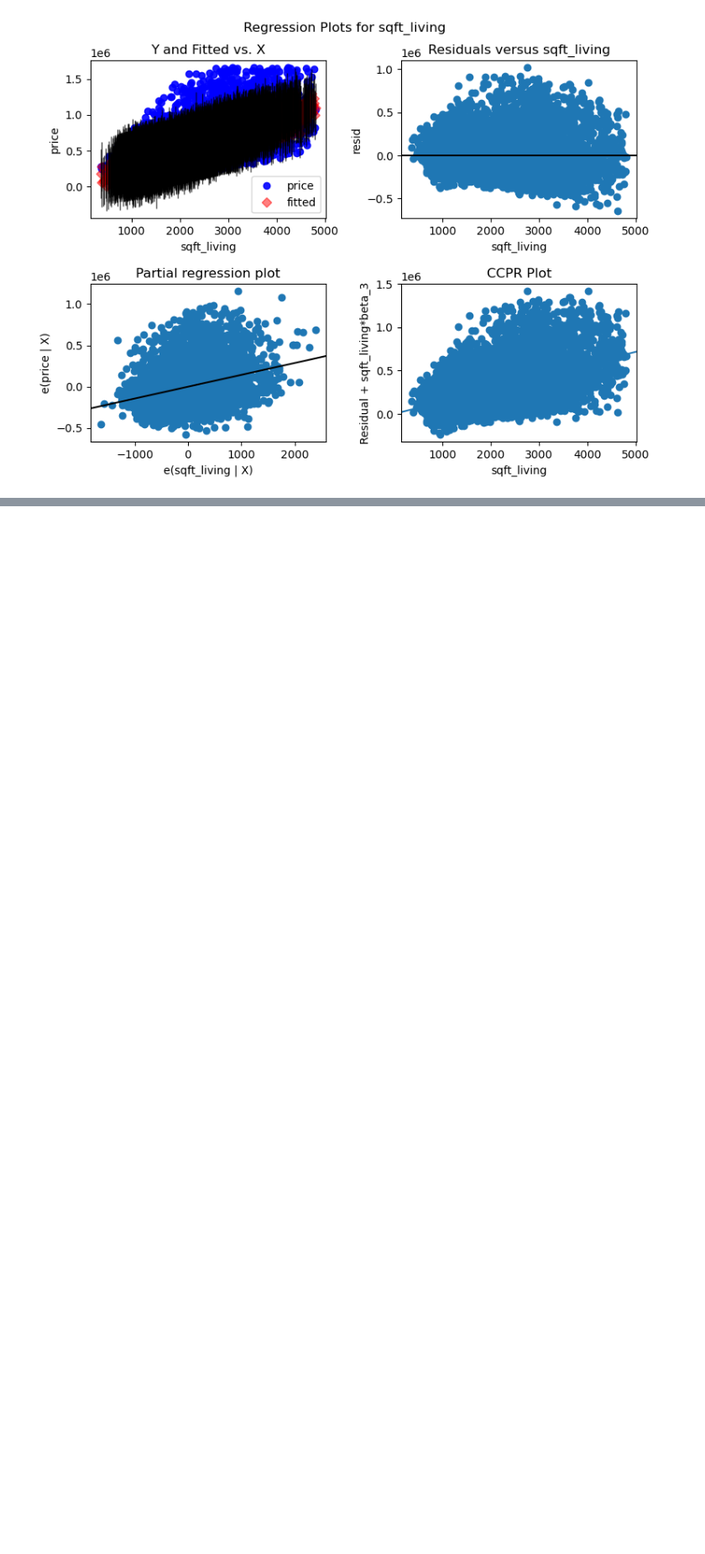
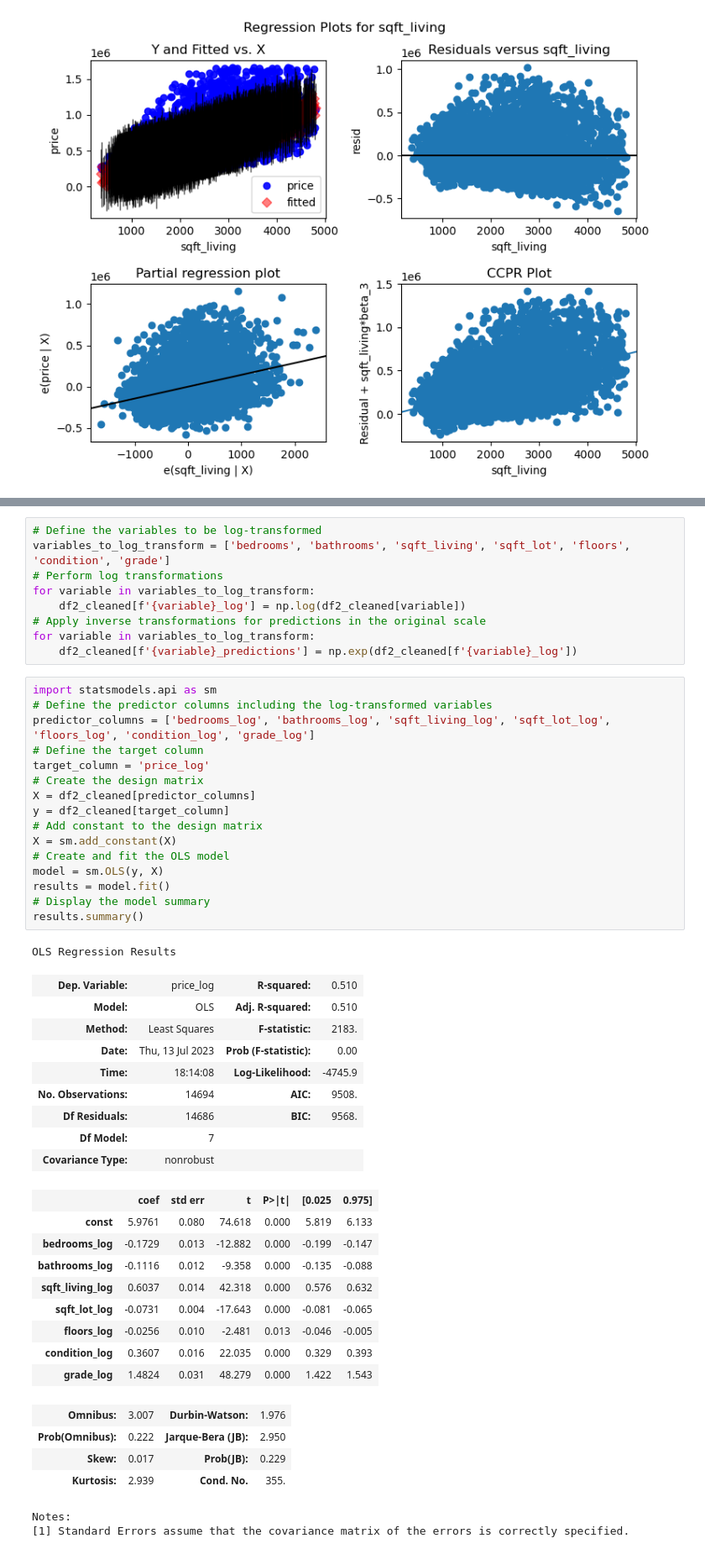
Before and after one commit to RyanKeats88/dsc-phase-2-project, a Jupyter notebook: student.ipynb, the cells around one changed output, grey strips where cells are left out. Shown at 84% size. Saved outputs shown, nothing was run; the diff lists cells and outputs as text; blank space fills up the shorter version.

```diff
--- a/student.ipynb
+++ b/student.ipynb
@@ -664,0 +710,51 @@ plt.show()
+# %%
+# Define the variables to be log-transformed
+variables_to_log_transform = ['bedrooms', 'bathrooms', 'sqft_living', 'sqft_lot', 'floors', 'condition', 'grade']
+# Perform log transformations
+for variable in variables_to_log_transform:
+    df2_cleaned[f'{variable}_log'] = np.log(df2_cleaned[variable])
+# Apply inverse transformations for predictions in the original scale
+for variable in variables_to_log_transform:
+    df2_cleaned[f'{variable}_predictions'] = np.exp(df2_cleaned[f'{variable}_log'])
+# %%
+import statsmodels.api as sm
+# Define the predictor columns including the log-transformed variables
+predictor_columns = ['bedrooms_log', 'bathrooms_log', 'sqft_living_log', 'sqft_lot_log', 'floors_log', 'condition_log', 'grade_log']
+# Define the target column
+target_column = 'price_log'
+# Create the design matrix
+X = df2_cleaned[predictor_columns]
+y = df2_cleaned[target_column]
+# Add constant to the design matrix
+X = sm.add_constant(X)
+# Create and fit the OLS model
+model = sm.OLS(y, X)
+results = model.fit()
+# Display the model summary
+results.summary()
+# %% [output]
+OLS Regression Results
+| Dep. Variable: | price_log | R-squared: | 0.510 |
+| Model: | OLS | Adj. R-squared: | 0.510 |
+| Method: | Least Squares | F-statistic: | 2183. |
+| Date: | Thu, 13 Jul 2023 | Prob (F-statistic): | 0.00 |
+| Time: | 18:14:08 | Log-Likelihood: | -4745.9 |
+| No. Observations: | 14694 | AIC: | 9508. |
+| Df Residuals: | 14686 | BIC: | 9568. |
+| Df Model: | 7 |  |  |
+| Covariance Type: | nonrobust |  |  |
+|  | coef | std err | t | P>|t| | [0.025 | 0.975] |
+| const | 5.9761 | 0.080 | 74.618 | 0.000 | 5.819 | 6.133 |
+| bedrooms_log | -0.1729 | 0.013 | -12.882 | 0.000 | -0.199 | -0.147 |
+| bathrooms_log | -0.1116 | 0.012 | -9.358 | 0.000 | -0.135 | -0.088 |
+| sqft_living_log | 0.6037 | 0.014 | 42.318 | 0.000 | 0.576 | 0.632 |
+| sqft_lot_log | -0.0731 | 0.004 | -17.643 | 0.000 | -0.081 | -0.065 |
+| floors_log | -0.0256 | 0.010 | -2.481 | 0.013 | -0.046 | -0.005 |
+| condition_log | 0.3607 | 0.016 | 22.035 | 0.000 | 0.329 | 0.393 |
+| grade_log | 1.4824 | 0.031 | 48.279 | 0.000 | 1.422 | 1.543 |
+| Omnibus: | 3.007 | Durbin-Watson: | 1.976 |
+| Prob(Omnibus): | 0.222 | Jarque-Bera (JB): | 2.950 |
+| Skew: | 0.017 | Prob(JB): | 0.229 |
+| Kurtosis: | 2.939 | Cond. No. | 355. |
+Notes:
+[1] Standard Errors assume that the covariance matrix of the errors is correctly specified.
```
Also changed, not shown: parts of 17 cells of this notebook.
